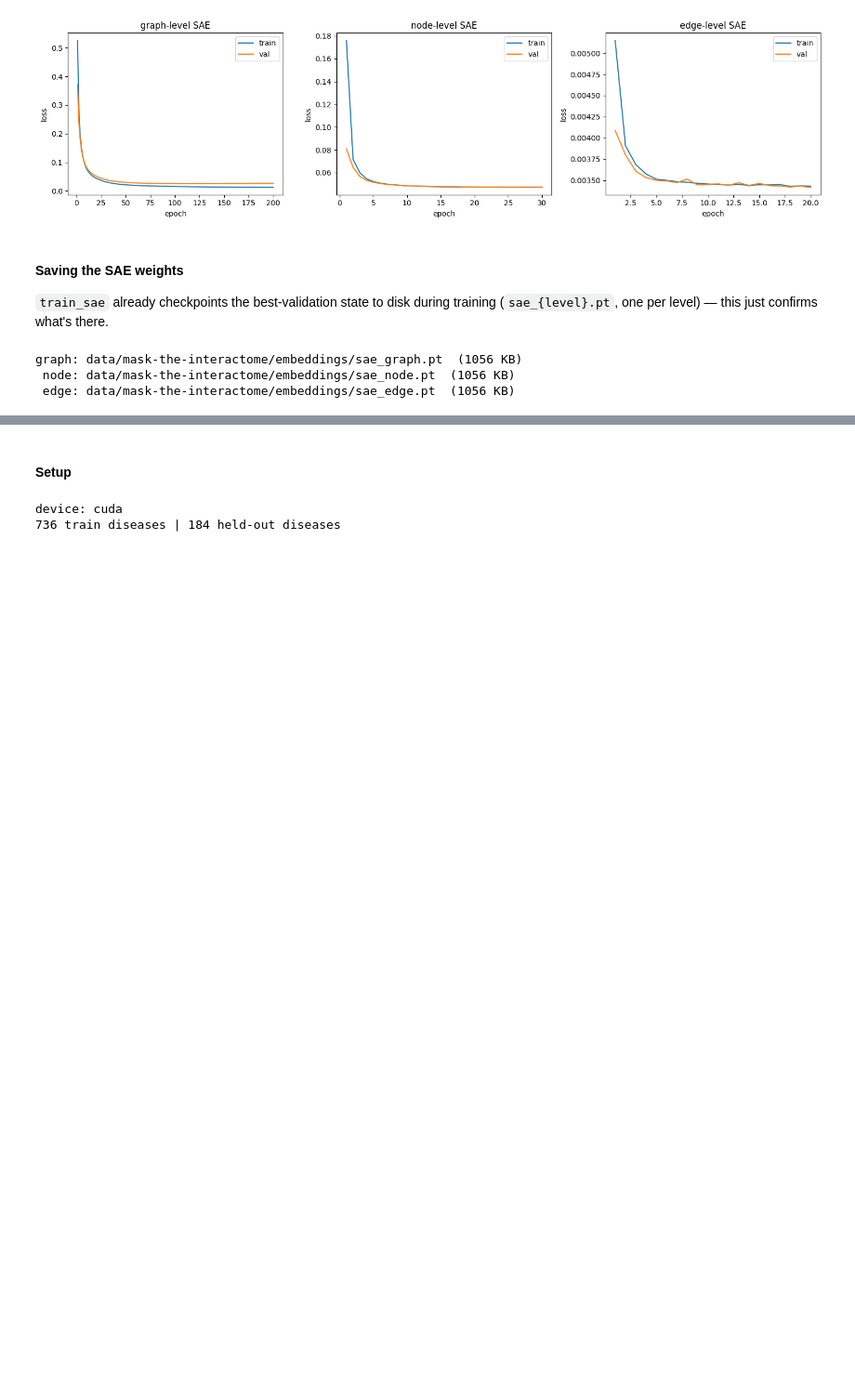
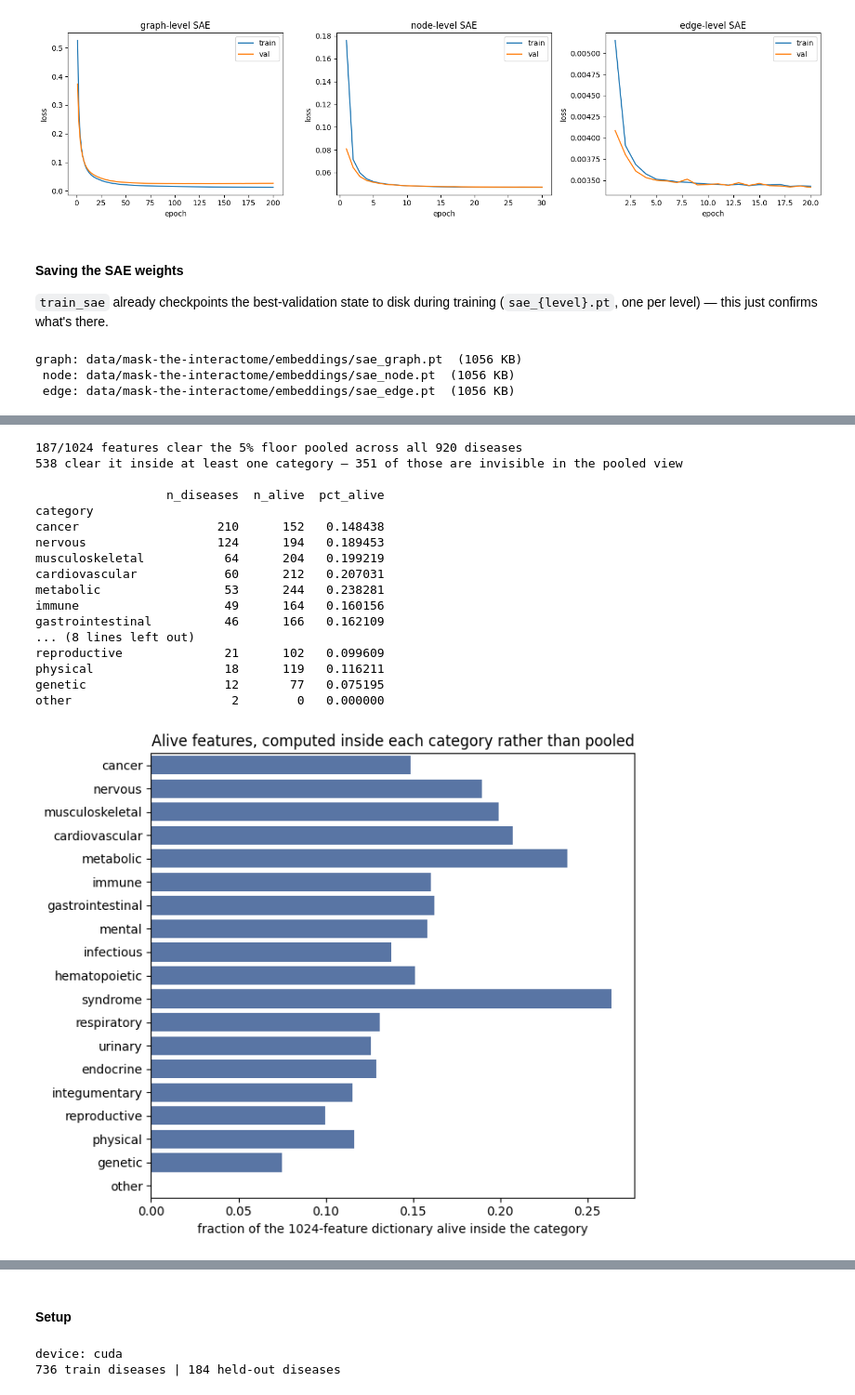
Before and after one commit to Multiomics-Analytics-Group/gea, a Jupyter notebook: docs/tutorial/mask-the-interactome.ipynb, the cells around one changed output, grey strips where cells are left out. Shown at 93% size. Saved outputs shown, nothing was run; the diff lists cells and outputs as text; code cells hidden in the pictures; blank space fills up the shorter version.

```diff
--- a/docs/tutorial/mask-the-interactome.ipynb
+++ b/docs/tutorial/mask-the-interactome.ipynb
@@ -1937,0 +2158,53 @@ graph: data/mask-the-interactome/embeddings/sae_graph.pt  (1056 KB)
+# %%
+ALIVE_MIN_RATE = 0.05      # fires in at least this fraction of a category's diseases...
+ALIVE_MIN_DISEASES = 3    # ...and in at least this many of them
+
+alive_by_category = {
+    c: set(np.flatnonzero(
+        (firing[category_labels == c].mean(axis=0) >= ALIVE_MIN_RATE)
+        & (firing[category_labels == c].sum(axis=0) >= ALIVE_MIN_DISEASES)
+    ))
+    for c in categories_present
+}
+alive_atlas = set(np.flatnonzero(firing.mean(axis=0) >= ALIVE_MIN_RATE))
+alive_union = set().union(*alive_by_category.values())
+hidden_atlas_wide = alive_union - alive_atlas
+
+alive_summary = pd.DataFrame({
+    "n_diseases": category_sizes,
+    "n_alive": pd.Series({c: len(v) for c, v in alive_by_category.items()}),
+}).sort_values("n_diseases", ascending=False)
+alive_summary["pct_alive"] = alive_summary["n_alive"] / z.shape[1]
+alive_summary.index.name = "category"
+
+print(f"{len(alive_atlas)}/{z.shape[1]} features clear the {ALIVE_MIN_RATE:.0%} floor pooled across "
+      f"all {len(graph_acts)} diseases")
+print(f"{len(alive_union)} clear it inside at least one category — "
+      f"{len(hidden_atlas_wide)} of those are invisible in the pooled view\n")
+print(alive_summary.to_string())
+
+fig, ax = plt.subplots(figsize=(7, 6))
+sns.barplot(data=alive_summary.reset_index(), y="category", x="pct_alive",
+            order=alive_summary.index, color="#4C72B0", ax=ax)
+ax.set(xlabel="fraction of the 1024-feature dictionary alive inside the category", ylabel="",
+       title="Alive features, computed inside each category rather than pooled")
+plt.tight_layout(); plt.show()
+# %% [output]
+187/1024 features clear the 5% floor pooled across all 920 diseases
+538 clear it inside at least one category — 351 of those are invisible in the pooled view
+
+                  n_diseases  n_alive  pct_alive
+category
+cancer                   210      152   0.148438
+nervous                  124      194   0.189453
+musculoskeletal           64      204   0.199219
+cardiovascular            60      212   0.207031
+metabolic                 53      244   0.238281
+immune                    49      164   0.160156
+gastrointestinal          46      166   0.162109
+... (8 lines left out)
+reproductive              21      102   0.099609
+physical                  18      119   0.116211
+genetic                   12       77   0.075195
+other                      2        0   0.000000
+[figure, added]
```
Also changed, not shown: parts of 47 cells of this notebook, 6 other files.
